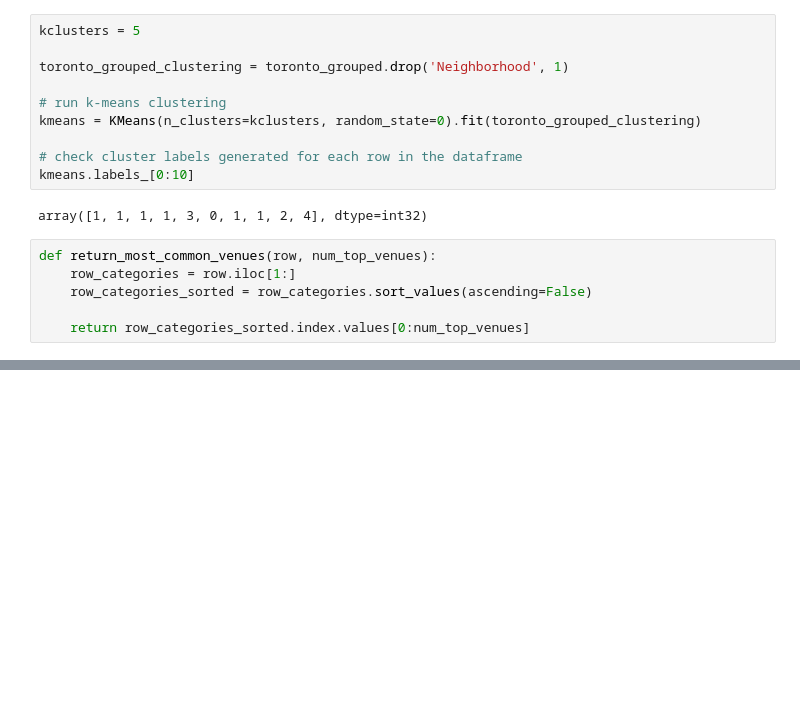
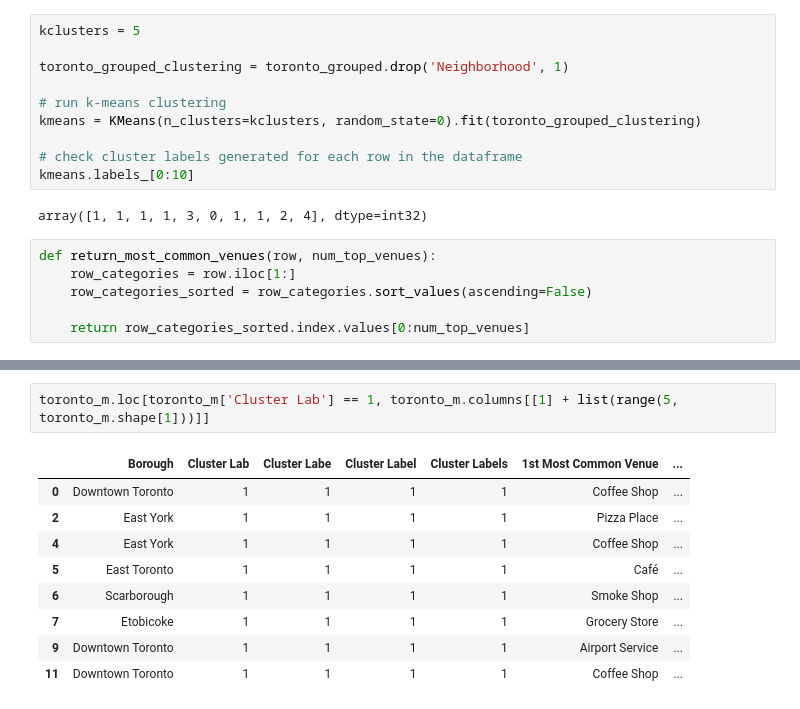
Before and after one commit to tanish36/Capstone-Project-Notebook, a Jupyter notebook: Neighborhood of Toronto3 .ipynb, the cells around one changed output, grey strips where cells are left out. Cells and saved outputs as stored; diff of their text form; blank space fills up the shorter version.

```diff
--- a/Neighborhood of Toronto3 .ipynb
+++ b/Neighborhood of Toronto3 .ipynb
@@ -608,3 +608,15 @@ for lat, lon, poi, cluster in zip(toronto_m['Latitude'], toronto_m['Longitude'],
 map_clusters
 # %% [output]
 [interactive output not drawn]
+# %%
+toronto_m.loc[toronto_m['Cluster Lab'] == 1, toronto_m.columns[[1] + list(range(5, toronto_m.shape[1]))]]
+# %% [output]
+|  | Borough | Cluster Lab | Cluster Labe | Cluster Label | Cluster Labels | 1st Most Common Venue | ... |
+| 0 | Downtown Toronto | 1 | 1 | 1 | 1 | Coffee Shop | ... |
+| 2 | East York | 1 | 1 | 1 | 1 | Pizza Place | ... |
+| 4 | East York | 1 | 1 | 1 | 1 | Coffee Shop | ... |
+| 5 | East Toronto | 1 | 1 | 1 | 1 | Café | ... |
+| 6 | Scarborough | 1 | 1 | 1 | 1 | Smoke Shop | ... |
+| 7 | Etobicoke | 1 | 1 | 1 | 1 | Grocery Store | ... |
+| 9 | Downtown Toronto | 1 | 1 | 1 | 1 | Airport Service | ... |
+| 11 | Downtown Toronto | 1 | 1 | 1 | 1 | Coffee Shop | ... |
```
Also changed, not shown: parts of 3 cells of this notebook.
